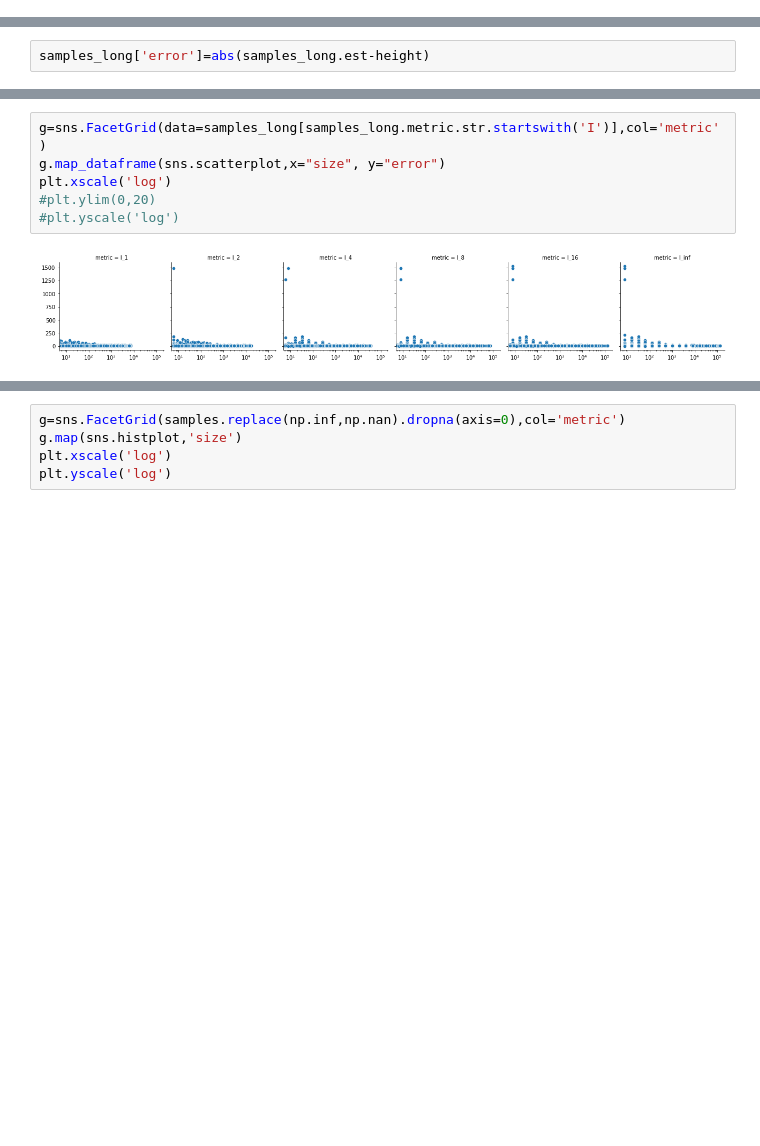
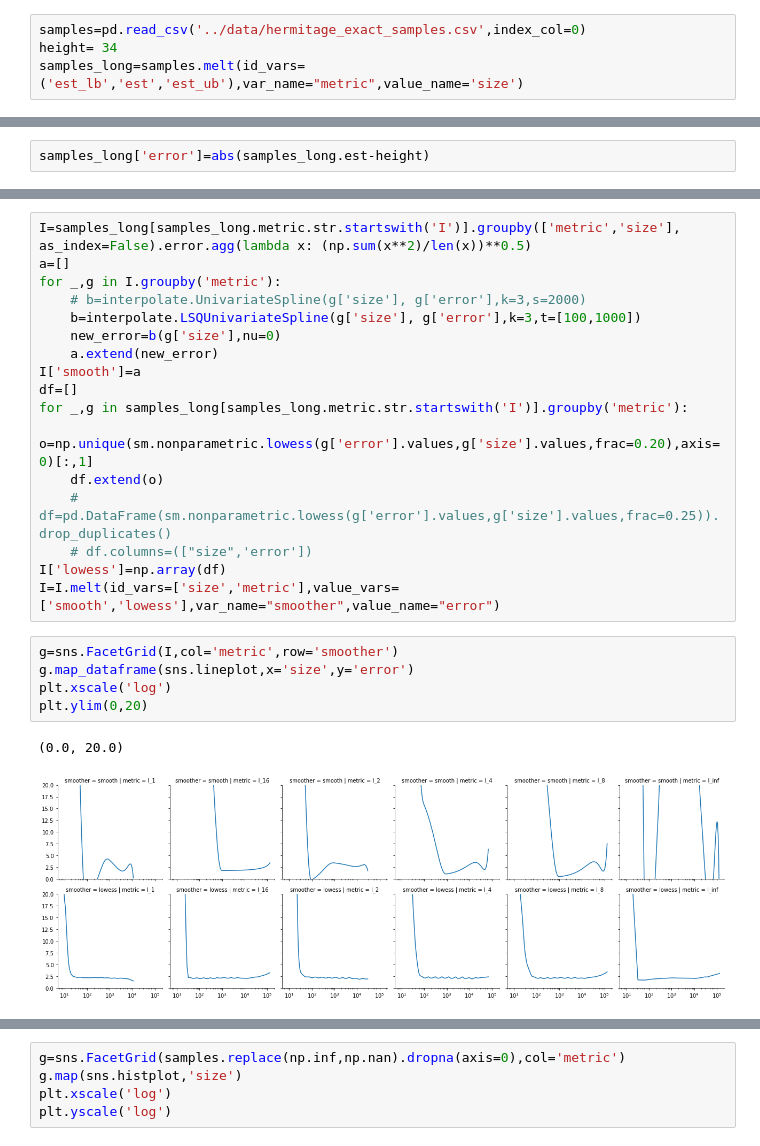
Before and after one commit to Indicative-Data-Science/samplesize, a Jupyter notebook: paper/sample_size.ipynb, the cells around one changed output, grey strips where cells are left out. Cells and saved outputs as stored; diff of their text form; blank space fills up the shorter version.

```diff
--- a/paper/sample_size.ipynb
+++ b/paper/sample_size.ipynb
@@ -9,6 +10,10 @@ import statsmodels.api as sm
 samples=pd.read_csv('../data/ucl_exact_samples.csv',index_col=0)
 height= 46
 samples_long=samples.melt(id_vars=('est_lb','est','est_ub'),var_name="metric",value_name='size')
+# %%
+samples=pd.read_csv('../data/hermitage_exact_samples.csv',index_col=0)
+height= 34
+samples_long=samples.melt(id_vars=('est_lb','est','est_ub'),var_name="metric",value_name='size')
 # %% [markdown]
 Intersection Metrics and Window metrics have an inverse relationship
 # %%
@@ -49,8 +54,25 @@ samples_long
+# %%
+I=samples_long[samples_long.metric.str.startswith('I')].groupby(['metric','size'], as_index=False).error.agg(lambda x: (np.sum(x**2)/len(x))**0.5)
+a=[]
+for _,g in I.groupby('metric'):
+    # b=interpolate.UnivariateSpline(g['size'], g['error'],k=3,s=2000)
+    b=interpolate.LSQUnivariateSpline(g['size'], g['error'],k=3,t=[100,1000])
+    new_error=b(g['size'],nu=0)
+    a.extend(new_error)
+I['smooth']=a
+df=[]
+for _,g in samples_long[samples_long.metric.str.startswith('I')].groupby('metric'):
+    o=np.unique(sm.nonparametric.lowess(g['error'].values,g['size'].values,frac=0.20),axis=0)[:,1]
+    df.extend(o)
+    # df=pd.DataFrame(sm.nonparametric.lowess(g['error'].values,g['size'].values,frac=0.25)).drop_duplicates()
+    # df.columns=(["size",'error'])
+I['lowess']=np.array(df)
+I=I.melt(id_vars=['size','metric'],value_vars=['smooth','lowess'],var_name="smoother",value_name="error")
 # %%
-g=sns.FacetGrid(data=samples_long[samples_long.metric.str.startswith('I')],col='metric')
-g.map_dataframe(sns.scatterplot,x="size", y="error")
+g=sns.FacetGrid(I,col='metric',row='smoother')
+g.map_dataframe(sns.lineplot,x='size',y='error')
 plt.xscale('log')
-#plt.ylim(0,20)
-#plt.yscale('log')
+plt.ylim(0,20)
 # %% [output]
+(0.0, 20.0)
-[figure, old version]
+[figure, new version]
```
Also changed, not shown: parts of 18 cells of this notebook, 1 other file.
